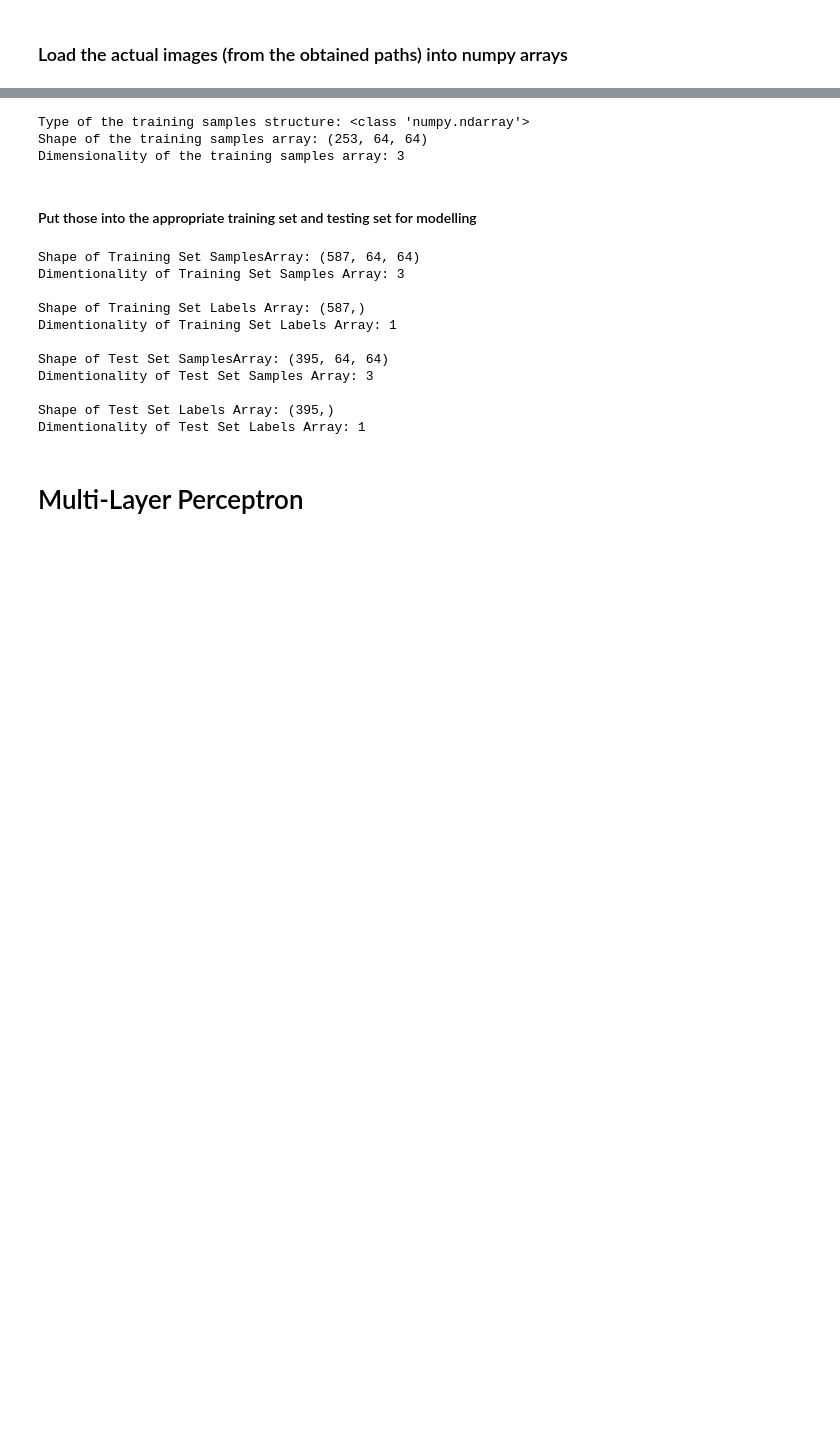
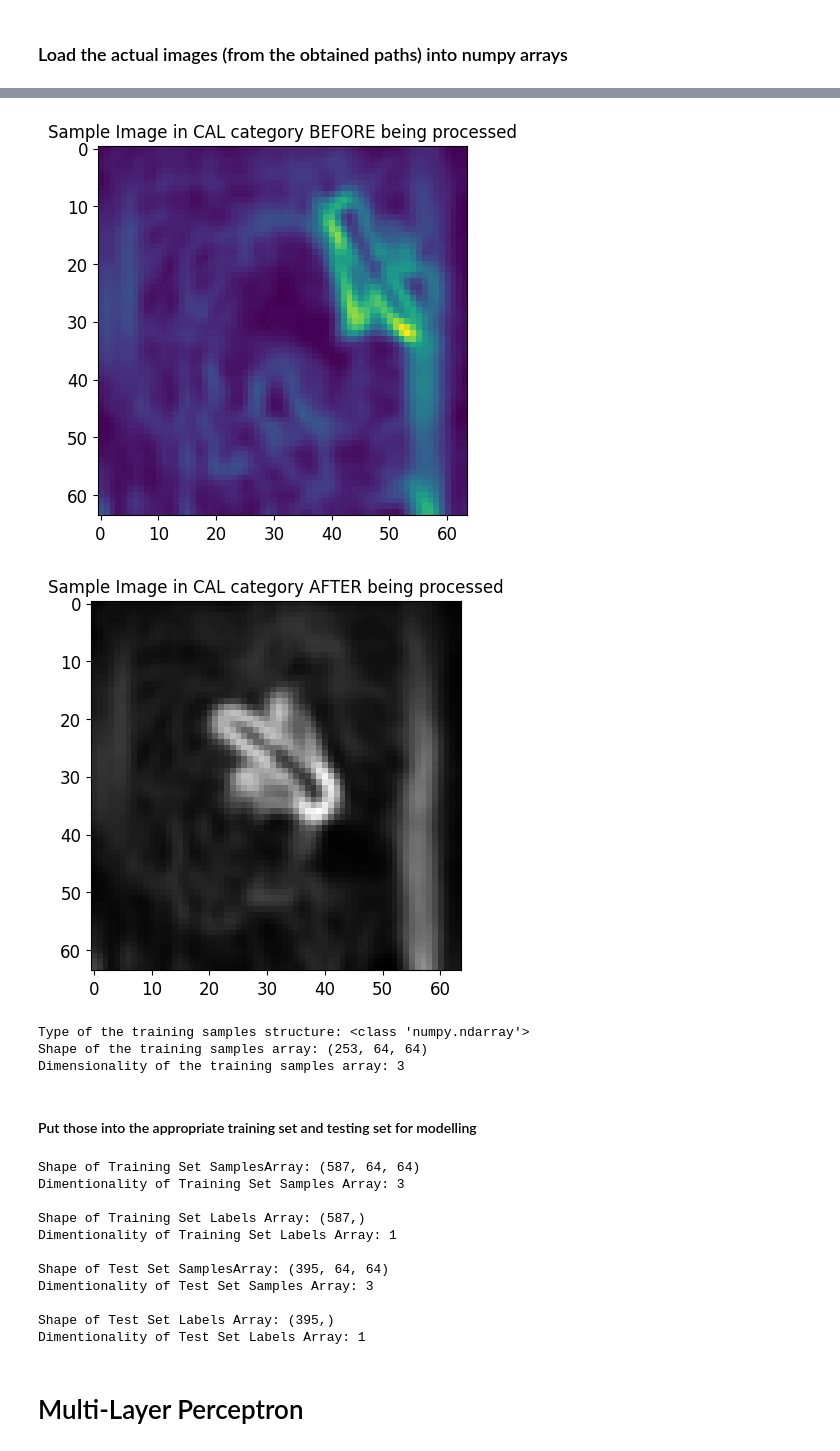
Before and after one commit to kmock930/Texture-Image-Comparison, a Jupyter notebook: CSI5341 Assignment 2 - Kelvin Mock 300453668.ipynb, the cells around one changed output, grey strips where cells are left out. Cells and saved outputs as stored; diff of their text form; code cells hidden in the pictures; blank space fills up the shorter version.

```diff
--- a/CSI5341 Assignment 2 - Kelvin Mock 300453668.ipynb
+++ b/CSI5341 Assignment 2 - Kelvin Mock 300453668.ipynb
@@ -161,11 +172,13 @@ Type of the test samples structure: <class 'numpy.ndarray'>
 Shape of the test samples array: (237, 64, 64)
 Dimensionality of the test samples array: 3
 # %%
-CAL_TRAIN_SAMPLES = load_images(CAL_TRAIN_SAMPLES);
+CAL_TRAIN_SAMPLES = load_images(CAL_TRAIN_SAMPLES, constants.CAL.upper());
 print(f"Type of the training samples structure: {type(CAL_TRAIN_SAMPLES)}");
 print(f"Shape of the training samples array: {CAL_TRAIN_SAMPLES.shape}");
 print(f"Dimensionality of the training samples array: {CAL_TRAIN_SAMPLES.ndim}");
 # %% [output]
+[figure, added]
+[figure, added]
 Type of the training samples structure: <class 'numpy.ndarray'>
 Shape of the training samples array: (253, 64, 64)
 Dimensionality of the training samples array: 3
```
Also changed, not shown: parts of 5 cells of this notebook, 2 other files.
